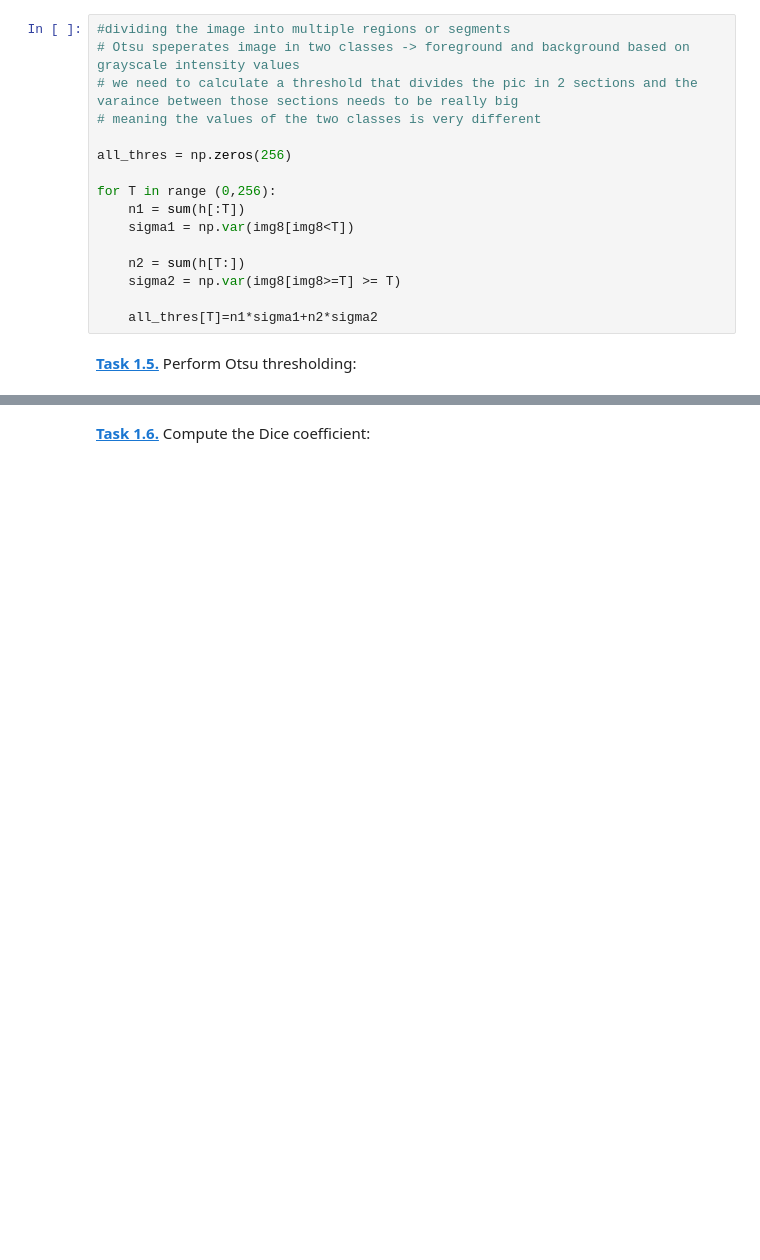
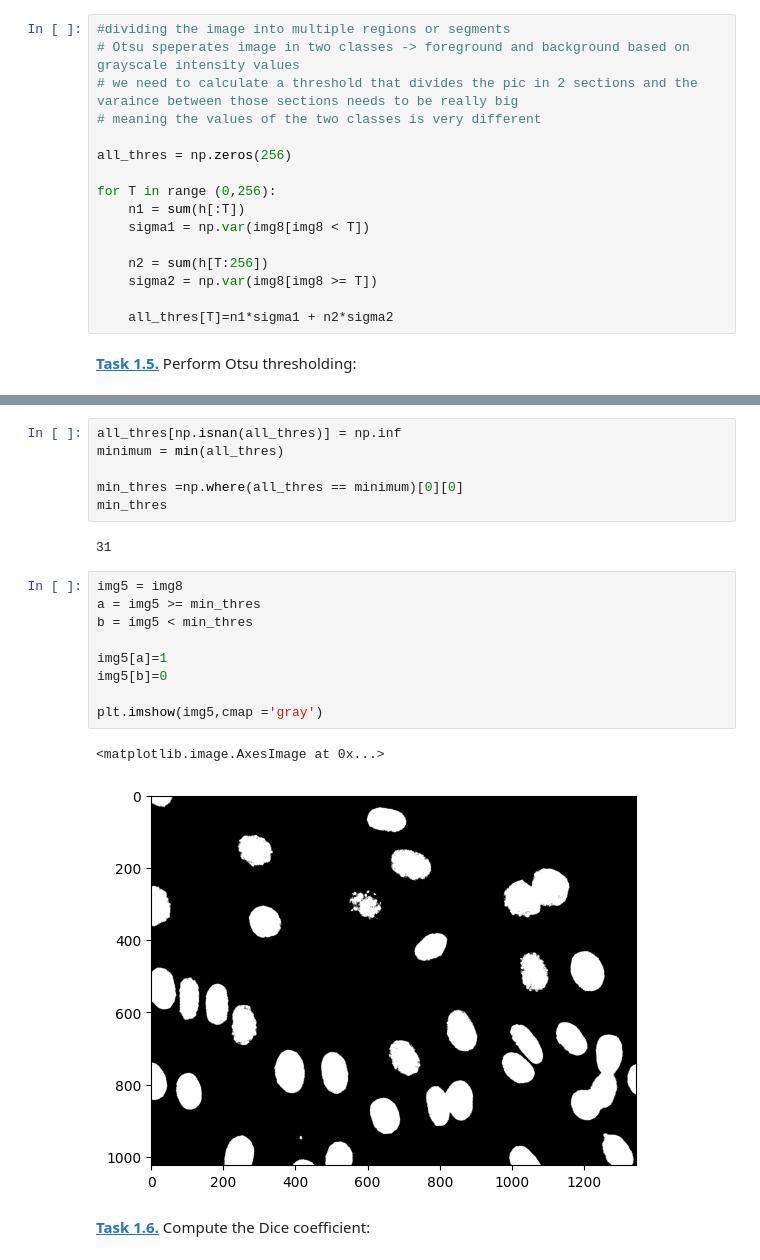
Before and after one commit to NoemiTigrato/fs5-python, a Jupyter notebook: otsu.ipynb, the cells around one changed output, grey strips where cells are left out. Drawn from its saved outputs; the diff is of its cells as text; blank space fills up the shorter version.

```diff
--- a/otsu.ipynb
+++ b/otsu.ipynb
@@ -47,11 +47,11 @@ all_thres = np.zeros(256)
 
 for T in range (0,256):
     n1 = sum(h[:T])
-    sigma1 = np.var(img8[img8<T])
+    sigma1 = np.var(img8[img8 < T])
 
-    n2 = sum(h[T:])
-    sigma2 = np.var(img8[img8>=T] >= T)
+    n2 = sum(h[T:256])
+    sigma2 = np.var(img8[img8 >= T])
 
-    all_thres[T]=n1*sigma1+n2*sigma2
+    all_thres[T]=n1*sigma1 + n2*sigma2
 # %% [markdown]
 **[Task 1.5.]()** Perform Otsu thresholding:
@@ -61,2 +58,22 @@ for T in range (0,256):
+# %%
+all_thres[np.isnan(all_thres)] = np.inf
+minimum = min(all_thres)
+
+min_thres =np.where(all_thres == minimum)[0][0]
+min_thres
+# %% [output]
+31
+# %%
+img5 = img8
+a = img5 >= min_thres
+b = img5 < min_thres
+
+img5[a]=1
+img5[b]=0
+
+plt.imshow(img5,cmap ='gray')
+# %% [output]
+<matplotlib.image.AxesImage at 0x...>
+[figure, added]
 # %% [markdown]
 **[Task 1.6.]()** Compute the Dice coefficient:
```
Also changed, not shown: parts of 3 cells of this notebook.
